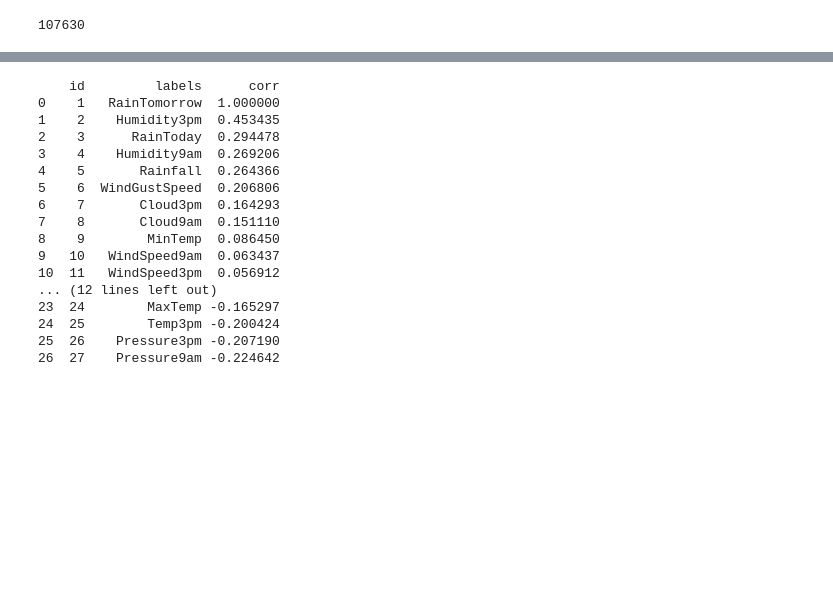
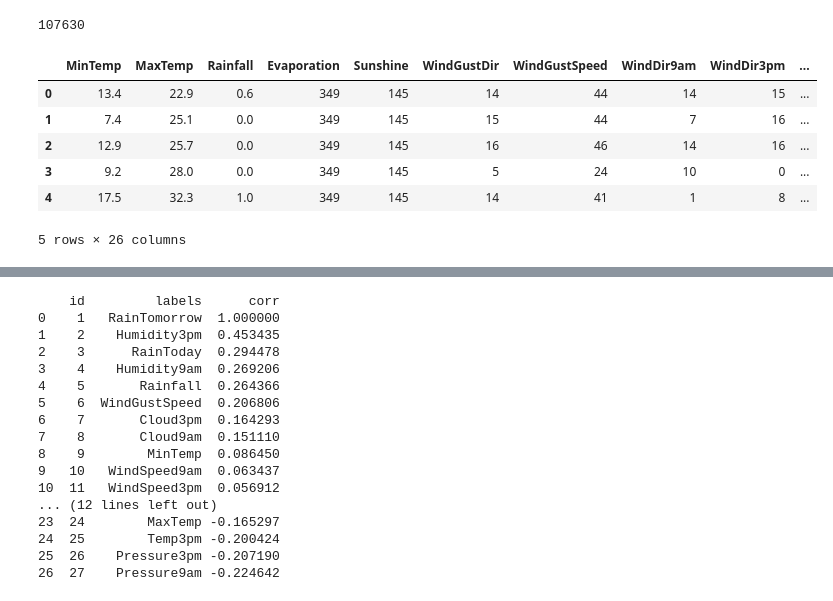
Before and after one commit to ThanhLong102/rain, a Jupyter notebook: main.ipynb, the cells around one changed output, grey strips where cells are left out. Saved outputs shown, nothing was run; the diff lists cells and outputs as text; code cells hidden in the pictures; blank space fills up the shorter version.

```diff
--- a/main.ipynb
+++ b/main.ipynb
@@ -315,3 +314,15 @@ database_connection = db.getConnectDataFrame()
 features.to_sql(con=database_connection, name='weather_processed', if_exists='replace', index=False)
 # %% [output]
 107630
+# %%
+y_LR = featuresLR.RainTomorrow.values
+x_dataLR = featuresLR
+x_dataLR.head()
+# %% [output]
+|  | MinTemp | MaxTemp | Rainfall | Evaporation | Sunshine | WindGustDir | WindGustSpeed | WindDir9am | WindDir3pm | ... |
+| 0 | 13.4 | 22.9 | 0.6 | 349 | 145 | 14 | 44 | 14 | 15 | ... |
+| 1 | 7.4 | 25.1 | 0.0 | 349 | 145 | 15 | 44 | 7 | 16 | ... |
+| 2 | 12.9 | 25.7 | 0.0 | 349 | 145 | 16 | 46 | 14 | 16 | ... |
+| 3 | 9.2 | 28.0 | 0.0 | 349 | 145 | 5 | 24 | 10 | 0 | ... |
+| 4 | 17.5 | 32.3 | 1.0 | 349 | 145 | 14 | 41 | 1 | 8 | ... |
+5 rows × 26 columns
```
Also changed, not shown: parts of 22 cells of this notebook, 5 other files.
